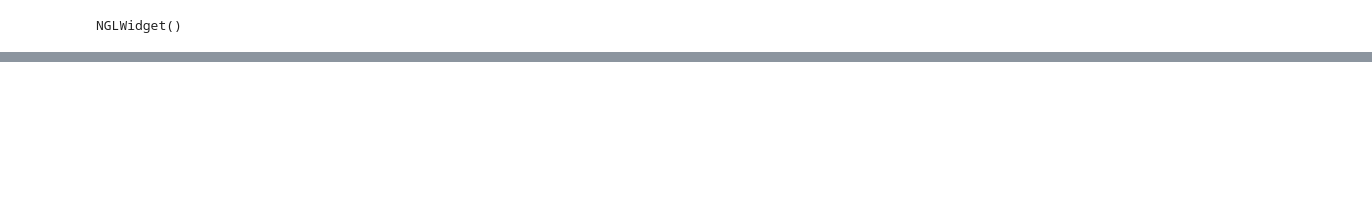
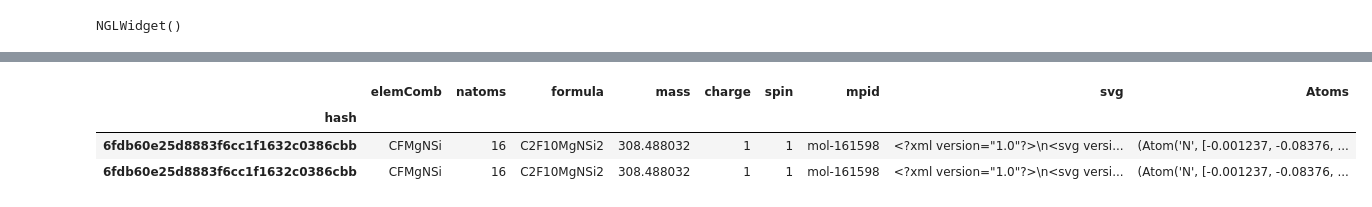
Before and after one commit to imagdau/elec-chem-dev, a Jupyter notebook: tutorials/liquid_electrolyte.ipynb, the cells around one changed output, grey strips where cells are left out. Saved outputs shown, nothing was run; the diff lists cells and outputs as text; code cells hidden in the pictures; blank space fills up the shorter version.

```diff
--- a/tutorials/liquid_electrolyte.ipynb
+++ b/tutorials/liquid_electrolyte.ipynb
@@ -101,0 +119,7 @@ NGLWidget()
+# %%
+db.df.loc['6fdb60e25d8883f6cc1f1632c0386cbb']
+# %% [output]
+|  | elemComb | natoms | formula | mass | charge | spin | mpid | svg | Atoms |
+| hash |  |  |  |  |  |  |  |  |  |
+| 6fdb60e25d8883f6cc1f1632c0386cbb | CFMgNSi | 16 | C2F10MgNSi2 | 308.488032 | 1 | 1 | mol-161598 | <?xml version="1.0"?>\n<svg versi... | (Atom('N', [-0.001237, -0.08376, ... |
+| 6fdb60e25d8883f6cc1f1632c0386cbb | CFMgNSi | 16 | C2F10MgNSi2 | 308.488032 | 1 | 1 | mol-161598 | <?xml version="1.0"?>\n<svg versi... | (Atom('N', [-0.001237, -0.08376, ... |
```
Also changed, not shown: parts of 3 cells of this notebook.
